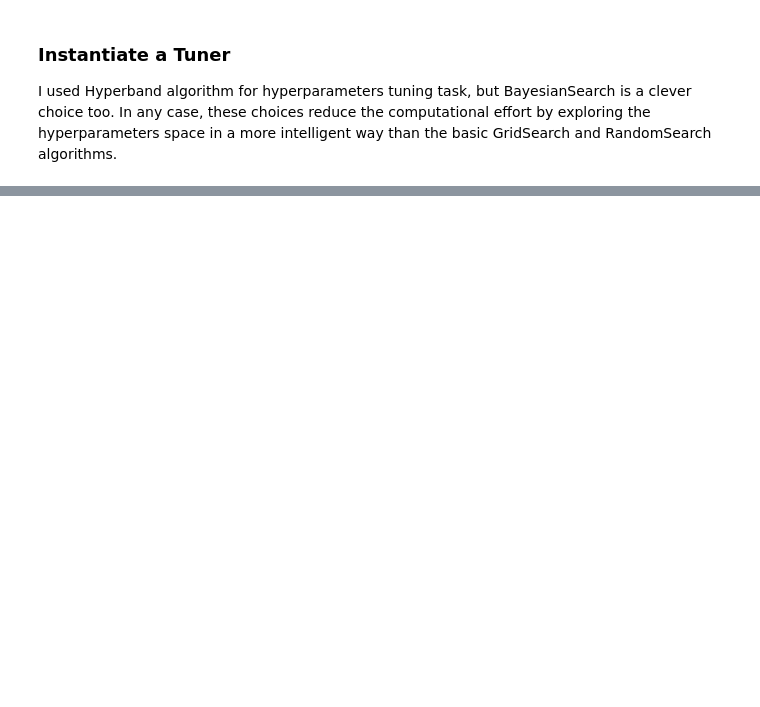
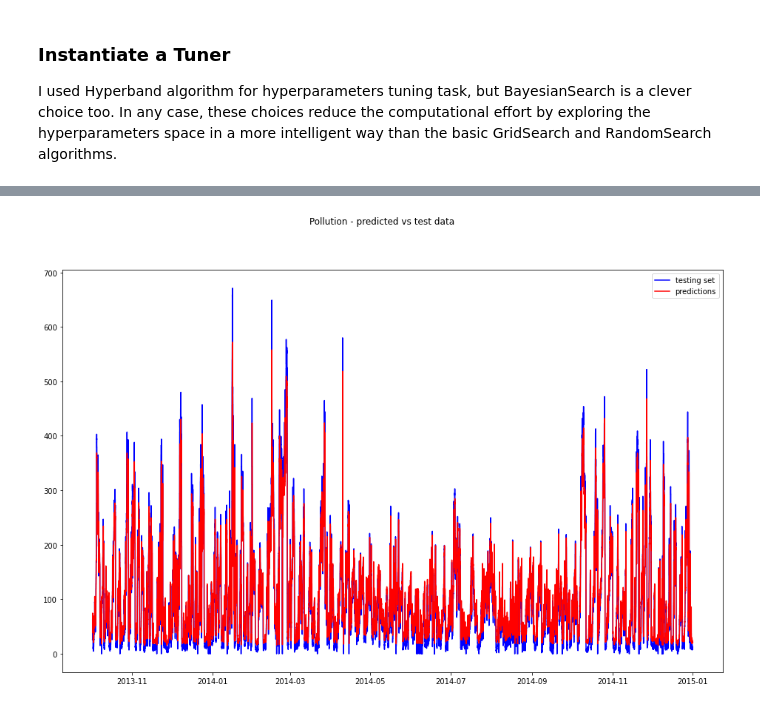
Before and after one commit to giuliots95/Time_series_forecast_with_LSTM_network, a Jupyter notebook: Pollution_time_series_forecast.ipynb, the cells around one changed output, grey strips where cells are left out. Saved outputs shown, nothing was run; the diff lists cells and outputs as text; code cells hidden in the pictures; blank space fills up the shorter version.

```diff
--- a/Pollution_time_series_forecast.ipynb
+++ b/Pollution_time_series_forecast.ipynb
@@ -605,0 +600,14 @@ tuner = BayesianOptimization(custom_HyperModel(),
+# %%
+# instantiate a Tuner
+tuner = Hyperband(custom_HyperModel(),
+                    hyperparameters = hp,
+                    objective = 'val_loss',
+                    project_name ="time_hyperband_LSTM_tuning",
+                    max_epochs = 300, #maximum number of epochs to train one model
+                    hyperband_iterations = 1,  #the number of times to iterate over the full Hyperband algorithm
+                    factor = 6, # changed from 3 to 10
+                    directory = main_dir,
+                    distribution_strategy = tf.distribute.MirroredStrategy(["/cpu:0","/cpu:1", "/cpu:2", "/cpu:3"]),
+                    tuner_id = "Hyperband",
+                    overwrite = True,
+                    )
@@ -626,2 +659,0 @@ best_model.build(best_hps)
-# %%
-best_model.fit(X_train_reframed, Y_train[1:], verbose = 1)
@@ -627,0 +663,3 @@ best_model.fit(X_train_reframed, Y_train[1:], verbose = 1)
+# %%
+best_hps = tuner.get_best_hyperparameters()[0]
+best_model = tuner.hypermodel.build(best_hps)
@@ -627,0 +691,12 @@ best_model.fit(X_train_reframed, Y_train[1:], verbose = 1)
+# %%
+best_model.fit(X_train_reframed, Y_train[1:],
+               epochs = 300,
+               shuffle = False,
+               steps_per_epoch = None,
+               validation_split = 0,
+               batch_size = best_hps["batch_size"],
+               callbacks = [EarlyStopping(monitor='loss', verbose = 0, patience = 3, min_delta = 1e-5, restore_best_weights = True),
+                              History(), TerminateOnNaN()],
+               verbose = 1,
+               use_multiprocessing = True
+              )
@@ -637,0 +731,5 @@ best_model_architecture
+# %%
+plot_results(scaler_Y.inverse_transform(Y_test.values), scaler_Y.inverse_transform(Y_predicted),
+             index = Y_test.index, title = "Pollution - predicted vs test data")
+# %% [output]
+[figure, added]
```
Also changed, not shown: parts of 58 cells of this notebook.
